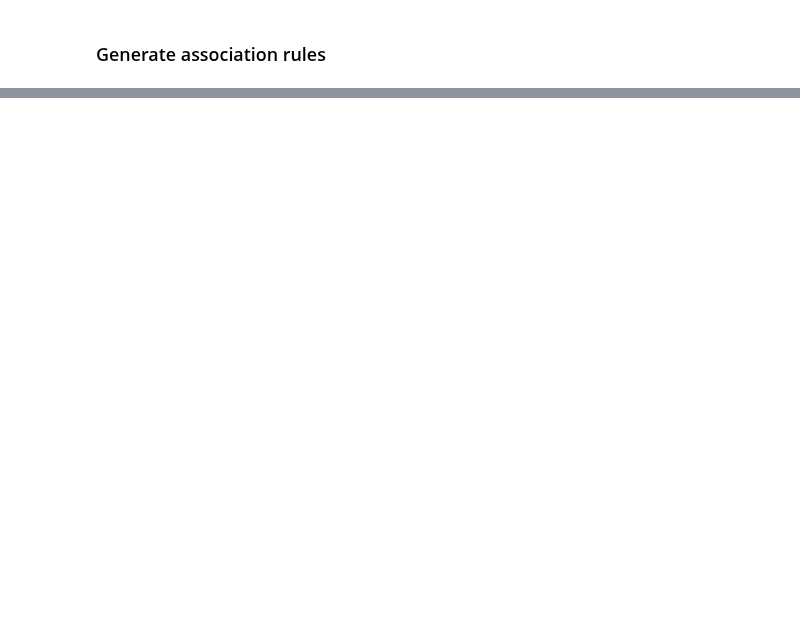
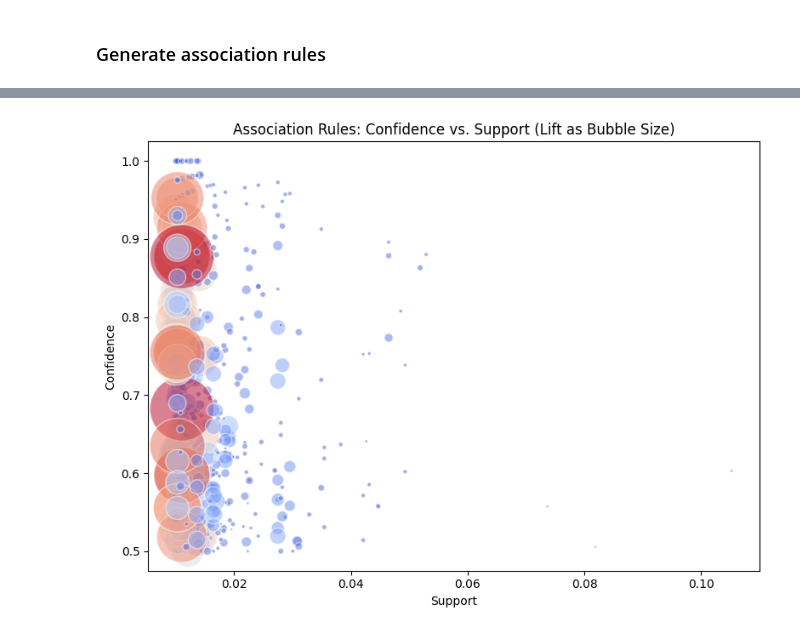
Before and after one commit to rixmape/panlasang-pinoy-clustering, a Jupyter notebook: main.ipynb, the cells around one changed output, grey strips where cells are left out. Drawn from its saved outputs; the diff is of its cells as text; code cells hidden in the pictures; blank space fills up the shorter version.

```diff
--- a/main.ipynb
+++ b/main.ipynb
@@ -489,10 +492,6 @@ len(rules_df)
 # %%
-rules_df["antecedents"] = rules_df["antecedents"].apply(list)
-rules_df["consequents"] = rules_df["consequents"].apply(list)
+rules_df["antecedents"] = rules_df["antecedents"].apply(tuple)
+rules_df["consequents"] = rules_df["consequents"].apply(tuple)
 
-rules_df.to_csv(
-    "data/association_rules.csv",
-    index=False,
-    columns=["antecedents", "consequents"],
-)
+rules_df.to_csv("data/association_rules.csv", index=False)
 # %% [markdown]
@@ -502,12 +498,0 @@ rules_df.to_csv(
-# %%
-rules_df["antecedents"] = rules_df["antecedents"].apply(
-    lambda x: ", ".join(list(x))
-)
-rules_df["consequents"] = rules_df["consequents"].apply(
-    lambda x: ", ".join(list(x))
-)
-
-edges = [
-    (ant, cons)
-    for ant, cons in zip(rules_df["antecedents"], rules_df["consequents"])
-]
@@ -608,0 +499,18 @@ fig.show()
+# %%
+plt.figure(figsize=(8, 6))
+plt.scatter(
+    rules_df.support,
+    rules_df.confidence,
+    c=rules_df.lift,
+    s=rules_df.lift**2,
+    edgecolors="w",
+    cmap="coolwarm",
+    alpha=0.5,
+)
+plt.xlabel("Support")
+plt.ylabel("Confidence")
+plt.title("Association Rules: Confidence vs. Support (Lift as Bubble Size)")
+plt.tight_layout()
+plt.show()
+# %% [output]
+[figure, added]
```
Also changed, not shown: parts of 31 cells of this notebook, 1 other file.
